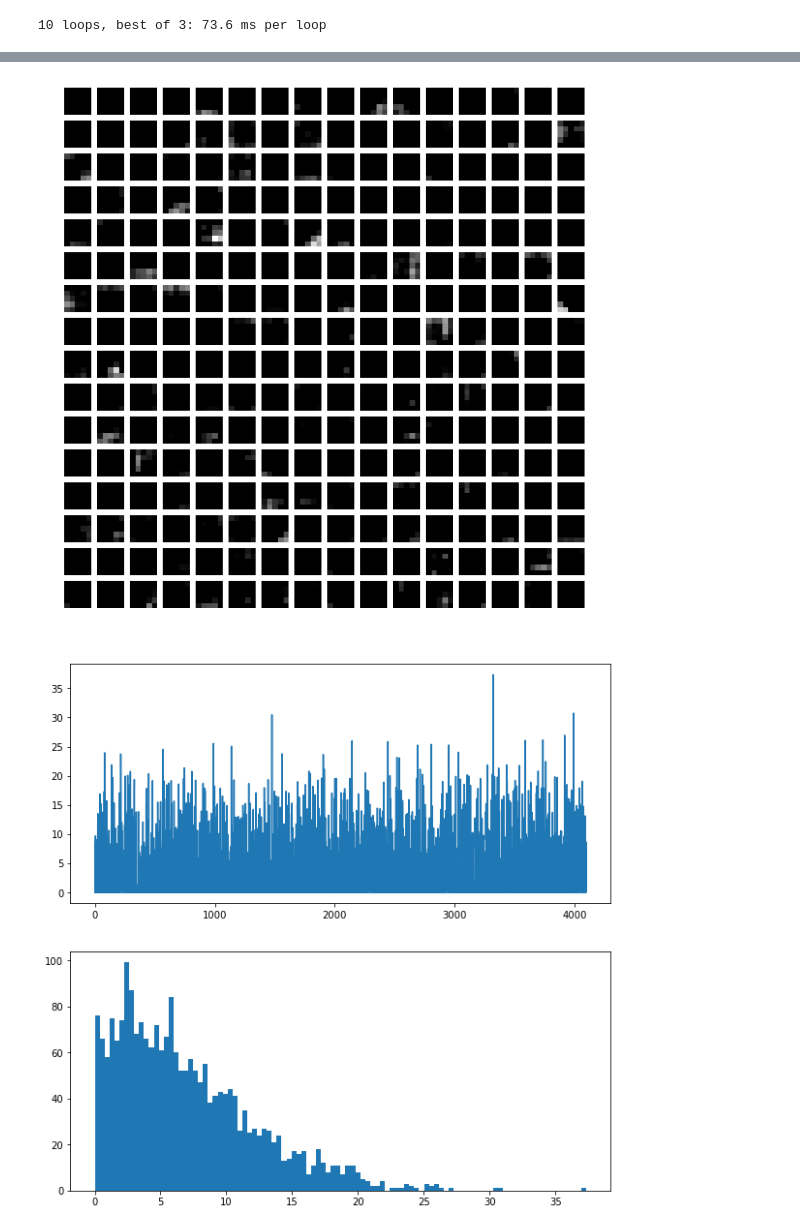
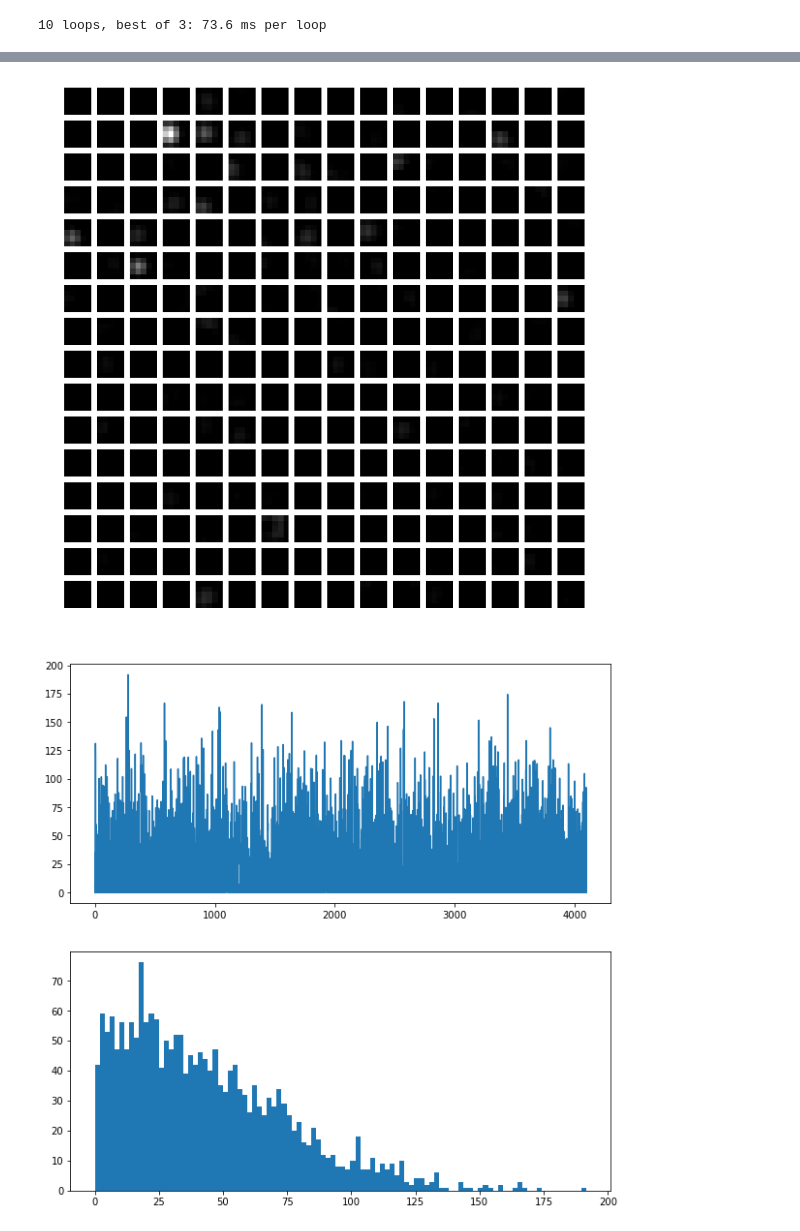
Before and after one commit to BrotherJing/CNN_tabletennis, a Jupyter notebook: classifier.ipynb, the cells around one changed output, grey strips where cells are left out. Drawn from its saved outputs; the diff is of its cells as text; code cells hidden in the pictures.

```diff
--- a/classifier.ipynb
+++ b/classifier.ipynb
@@ -19,10 +17,8 @@ import caffe
 # %%
-PATCH_SIZE = 227
+PATCH_SIZE = 100
 
-#WEIGHTS_FILE = '/home/jing/Documents/CNN_tabletennis/example_classifier_iter_10000.caffemodel.old'
-WEIGHTS_FILE = '/home/jing/Documents/CNN_tabletennis/classifier_vgg_iter_10000.caffemodel'
-#DEPLOY_FILE = '/home/jing/Documents/CNN_tabletennis/models/classifier_deploy.prototxt'
-DEPLOY_FILE = '/home/jing/Documents/CNN_tabletennis/models/classifier_vgg_deploy.prototxt'
+WEIGHTS_FILE = '/home/jing/Documents/CNN_tabletennis/end2end_hardmine_iter_20000.caffemodel'
+DEPLOY_FILE = '/home/jing/Documents/CNN_tabletennis/models/classifier_deploy.prototxt'
 MEAN_FILE = '/home/jing/Documents/CNN_tabletennis/data/mean.npy'
 # %%
 mu = np.load(MEAN_FILE)
@@ -39,8 +35,8 @@ transformer.set_channel_swap('data', (2,1,0))#RGB to BGR
 # %% [output]
 [ 116.1987664    86.25564234   87.22195852]
 # %%
-img_name = '/home/jing/Documents/TableTennis/TableTennis/build/tabletennis_test/0015R024700.jpg'
-prob_name = '/home/jing/Documents/TableTennis/TableTennis/build/tabletennis_test/0015R024700.prob.jpg'
+img_name = '/home/jing/Documents/TableTennis/TableTennis/build/tabletennis_test/0015R024704.jpg'
+prob_name = '/home/jing/Documents/TableTennis/TableTennis/build/tabletennis_test/0015R024704.prob.jpg'
 
 #batch_size = net.blobs['data'].data.shape[0]
 
@@ -140,12 +133,12 @@ vis_square(feat)
 feat = net.blobs['conv5'].data[0]
 vis_square(feat)
 # %% [output]
-[figure, old version]
+[figure, new version]
 # %%
-feat = net.blobs['my_fc6'].data[0]
+feat = net.blobs['cls_fc6'].data[0]
 plt.subplot(2, 1, 1)
 plt.plot(feat.flat)
 plt.subplot(2, 1, 2)
 _ = plt.hist(feat.flat[feat.flat > 0], bins=100)
 # %% [output]
-[figure, old version]
+[figure, new version]
```
Also changed, not shown: parts of 9 cells of this notebook, 16 other files.
